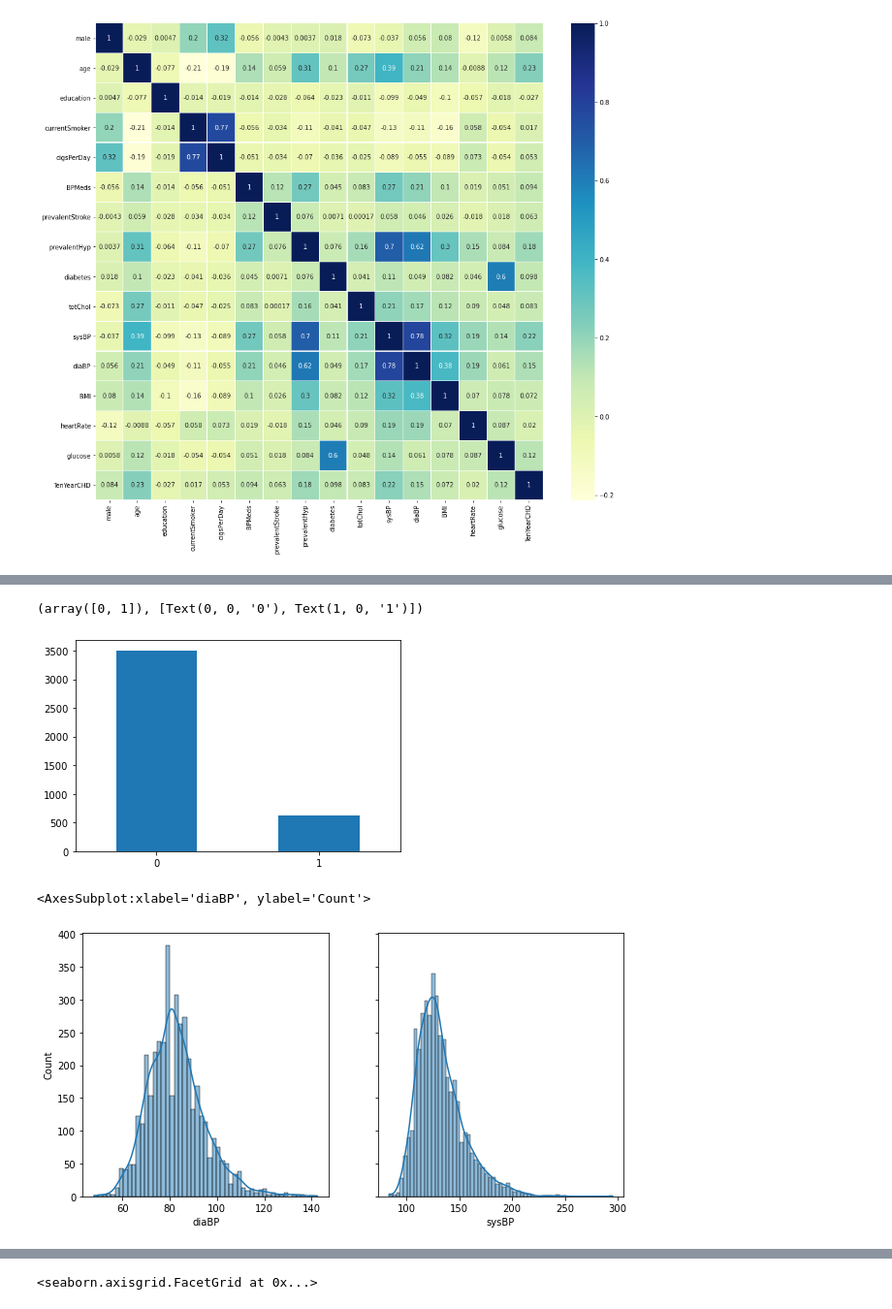
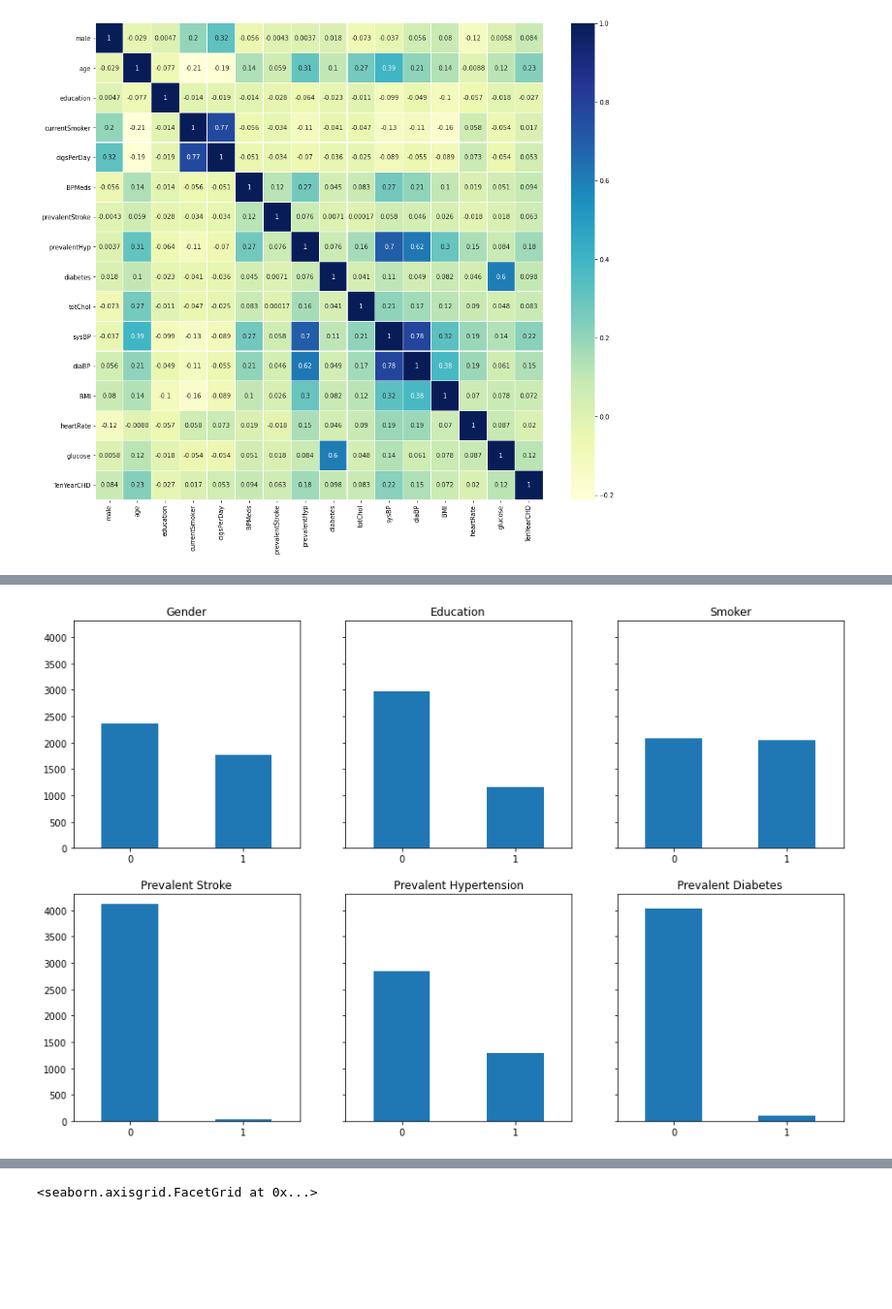
Before and after one commit to sccatalina/FinalProject, a Jupyter notebook: FraminghamK.Py.ipynb, the cells around one changed output, grey strips where cells are left out. Shown at 97% size. Drawn from its saved outputs; the diff is of its cells as text; code cells hidden in the pictures; blank space fills up the shorter version.

Commit message:
Add subplots

```diff
--- a/FraminghamK.Py.ipynb
+++ b/FraminghamK.Py.ipynb
@@ -77,13 +47,12 @@ plt.xticks(rotation='horizontal')
-# %%
-kgheart.TenYearCHD.value_counts().plot.bar()
-plt.xticks(rotation='horizontal')
-# %% [output]
-(array([0, 1]), [Text(0, 0, '0'), Text(1, 0, '1')])
-[figure, removed]
-# %%
-fig, axes = plt.subplots(1,2, figsize = (10,5), sharey = True)
-sns.histplot(kgheart.sysBP, kde = True, ax=axes[1])
-sns.histplot(kgheart.diaBP, kde = True, ax=axes[0])
-# %% [output]
-<AxesSubplot:xlabel='diaBP', ylabel='Count'>
-[figure, removed]
+# %%
+fig, axes = plt.subplots(2, 3, figsize = (15,10), sharey = True)
+kgheart.male.value_counts().plot.bar(title = 'Gender', ax=axes[0,0])
+kgheart.education.value_counts().plot.bar(title ='Education', ax=axes[0,1])
+kgheart.currentSmoker.value_counts().plot.bar(title = 'Smoker', ax=axes[0,2])
+kgheart.prevalentStroke.value_counts().plot.bar(title = 'Prevalent Stroke', ax=axes[1,0])
+kgheart.prevalentHyp.value_counts().plot.bar(title = 'Prevalent Hypertension', ax=axes[1,1])
+kgheart.diabetes.value_counts().plot.bar(title = 'Prevalent Diabetes', ax=axes[1,2])
+for ax in fig.axes:
+    ax.tick_params(labelrotation=0)
+# %% [output]
+[figure, added]
```
Also changed, not shown: parts of 29 cells of this notebook.
